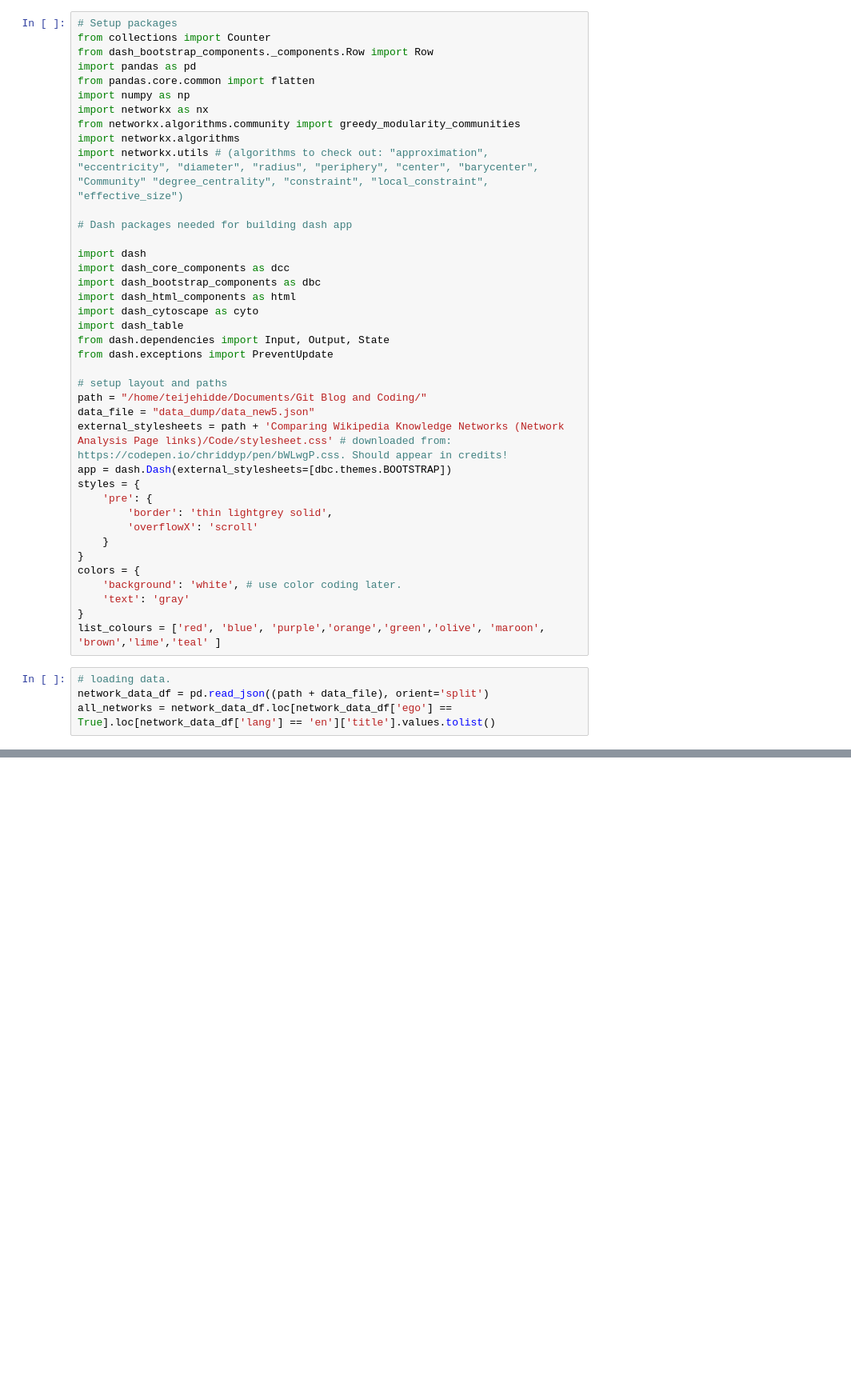
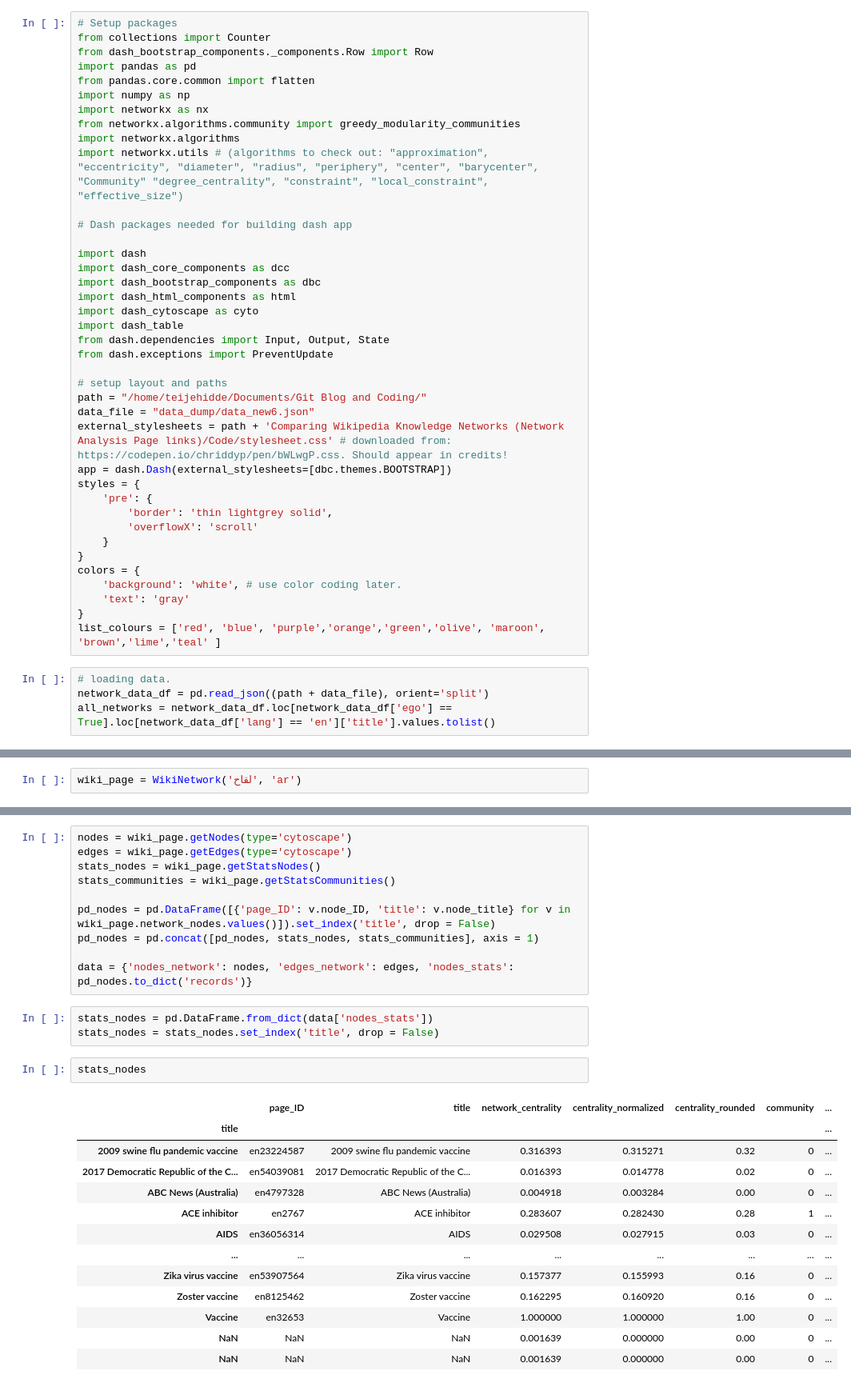
Before and after one commit to teijehidde/Comparing-Wiki-Knowledge-Networks, a Jupyter notebook: Code/Notebook_app.ipynb, the cells around one changed output, grey strips where cells are left out. Shown at 80% size. Saved outputs shown, nothing was run; the diff lists cells and outputs as text; blank space fills up the shorter version.

```diff
--- a/Code/Notebook_app.ipynb
+++ b/Code/Notebook_app.ipynb
@@ -23,7 +23,7 @@ from dash.exceptions import PreventUpdate
 
 # setup layout and paths
 path = "/home/teijehidde/Documents/Git Blog and Coding/"
-data_file = "data_dump/data_new5.json"
+data_file = "data_dump/data_new6.json"
 external_stylesheets = path + 'Comparing Wikipedia Knowledge Networks (Network Analysis Page links)/Code/stylesheet.css' # downloaded from: https://codepen.io/chriddyp/pen/bWLwgP.css. Should appear in credits!
 app = dash.Dash(external_stylesheets=[dbc.themes.BOOTSTRAP])
 styles = {
@@ -144,0 +132,2 @@ wiki_network.getStatsNodes()
+# %%
+wiki_page = WikiNetwork('لقاح', 'ar')
@@ -144,0 +179,29 @@ wiki_network.getStatsNodes()
+# %%
+nodes = wiki_page.getNodes(type='cytoscape')
+edges = wiki_page.getEdges(type='cytoscape')
+stats_nodes = wiki_page.getStatsNodes()
+stats_communities = wiki_page.getStatsCommunities()
+
+pd_nodes = pd.DataFrame([{'page_ID': v.node_ID, 'title': v.node_title} for v in wiki_page.network_nodes.values()]).set_index('title', drop = False)
+pd_nodes = pd.concat([pd_nodes, stats_nodes, stats_communities], axis = 1)
+
+data = {'nodes_network': nodes, 'edges_network': edges, 'nodes_stats': pd_nodes.to_dict('records')}
+# %%
+stats_nodes = pd.DataFrame.from_dict(data['nodes_stats'])
+stats_nodes = stats_nodes.set_index('title', drop = False)
+# %%
+stats_nodes
+# %% [output]
+|  | page_ID | title | network_centrality | centrality_normalized | centrality_rounded | community | ... |
+| title |  |  |  |  |  |  | ... |
+| 2009 swine flu pandemic vaccine | en23224587 | 2009 swine flu pandemic vaccine | 0.316393 | 0.315271 | 0.32 | 0 | ... |
+| 2017 Democratic Republic of the C... | en54039081 | 2017 Democratic Republic of the C... | 0.016393 | 0.014778 | 0.02 | 0 | ... |
+| ABC News (Australia) | en4797328 | ABC News (Australia) | 0.004918 | 0.003284 | 0.00 | 0 | ... |
+| ACE inhibitor | en2767 | ACE inhibitor | 0.283607 | 0.282430 | 0.28 | 1 | ... |
+| AIDS | en36056314 | AIDS | 0.029508 | 0.027915 | 0.03 | 0 | ... |
+| ... | ... | ... | ... | ... | ... | ... | ... |
+| Zika virus vaccine | en53907564 | Zika virus vaccine | 0.157377 | 0.155993 | 0.16 | 0 | ... |
+| Zoster vaccine | en8125462 | Zoster vaccine | 0.162295 | 0.160920 | 0.16 | 0 | ... |
+| Vaccine | en32653 | Vaccine | 1.000000 | 1.000000 | 1.00 | 0 | ... |
+| NaN | NaN | NaN | 0.001639 | 0.000000 | 0.00 | 0 | ... |
+| NaN | NaN | NaN | 0.001639 | 0.000000 | 0.00 | 0 | ... |
```
Also changed, not shown: parts of 9 cells of this notebook, 1 other file.
